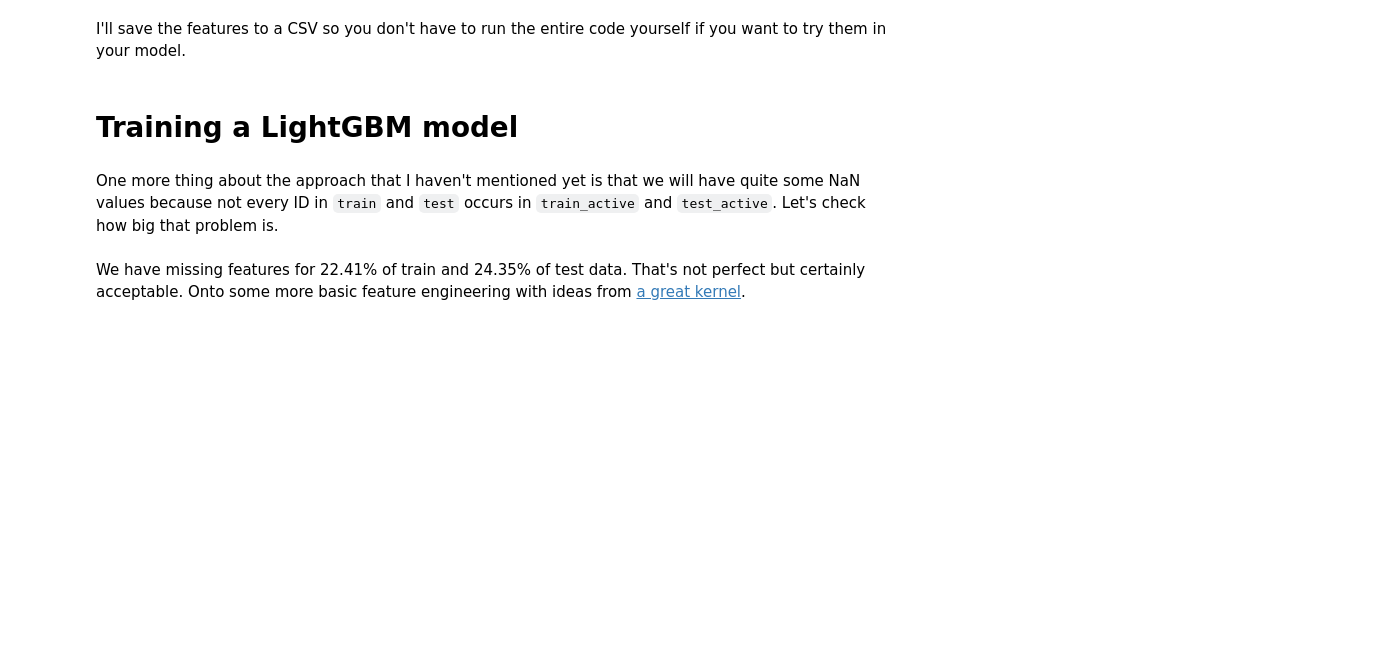
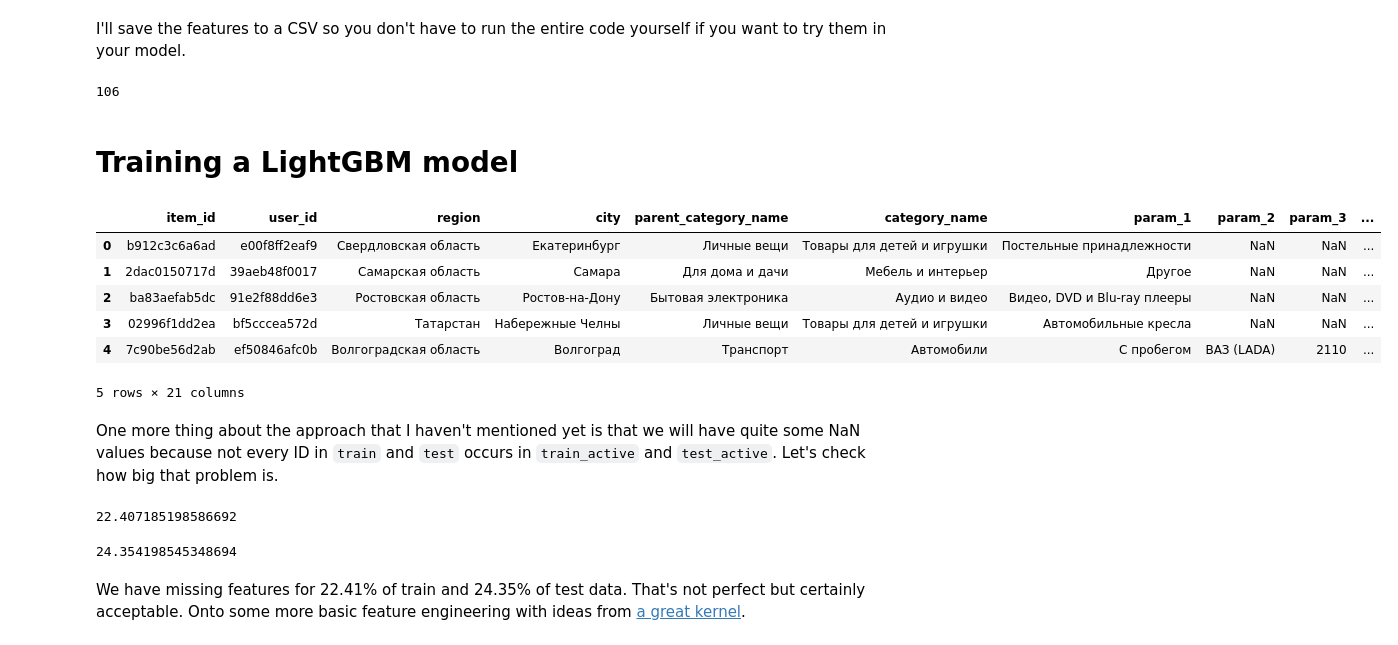
Before and after one commit to jungi21cc/avito_demand, a Jupyter notebook: 02kernel/aggregate_feature.ipynb, the cells around one changed output. Drawn from its saved outputs; the diff is of its cells as text; code cells hidden in the pictures; blank space fills up the shorter version.

```diff
--- a/02kernel/aggregate_feature.ipynb
+++ b/02kernel/aggregate_feature.ipynb
@@ -37,8 +37,8 @@ train_active = pd.read_csv('../train_active.csv', usecols=used_cols)
 test = pd.read_csv('../test.csv', usecols=used_cols)
 test_active = pd.read_csv('../test_active.csv', usecols=used_cols)
 
-# train_periods = pd.read_csv('../periods_train.csv', parse_dates=['date_from', 'date_to'])
-# test_periods = pd.read_csv('../periods_test.csv', parse_dates=['date_from', 'date_to'])
+train_periods = pd.read_csv('../periods_train.csv', parse_dates=['date_from', 'date_to'])
+test_periods = pd.read_csv('../periods_test.csv', parse_dates=['date_from', 'date_to'])
 
 train.head()
 # %% [output]
@@ -185,27 +225,41 @@ del train
 del test
 
 gc.collect()
+# %% [output]
+106
 # %% [markdown]
 # Training a LightGBM model
 # %%
-train = pd.read_csv('../input/train.csv')
-test = pd.read_csv('../input/test.csv')
+train = pd.read_csv('../train.csv')
+test = pd.read_csv('../test.csv')
 
 train = train.merge(gp, on='user_id', how='left')
 test = test.merge(gp, on='user_id', how='left')
 
 agg_cols = list(gp.columns)[1:]
 
 del gp
 gc.collect()
 
 train.head()
+# %% [output]
+|  | item_id | user_id | region | city | parent_category_name | category_name | param_1 | param_2 | param_3 | ... |
+| 0 | b912c3c6a6ad | e00f8ff2eaf9 | Свердловская область | Екатеринбург | Личные вещи | Товары для детей и игрушки | Постельные принадлежности | NaN | NaN | ... |
+| 1 | 2dac0150717d | 39aeb48f0017 | Самарская область | Самара | Для дома и дачи | Мебель и интерьер | Другое | NaN | NaN | ... |
+| 2 | ba83aefab5dc | 91e2f88dd6e3 | Ростовская область | Ростов-на-Дону | Бытовая электроника | Аудио и видео | Видео, DVD и Blu-ray плееры | NaN | NaN | ... |
+| 3 | 02996f1dd2ea | bf5cccea572d | Татарстан | Набережные Челны | Личные вещи | Товары для детей и игрушки | Автомобильные кресла | NaN | NaN | ... |
+| 4 | 7c90be56d2ab | ef50846afc0b | Волгоградская область | Волгоград | Транспорт | Автомобили | С пробегом | ВАЗ (LADA) | 2110 | ... |
+5 rows × 21 columns
 # %% [markdown]
 One more thing about the approach that I haven't mentioned yet is that we will have quite some NaN values because not every ID in `train` and `test` occurs in `train_active` and `test_active`. Let's check how big that problem is.
 # %%
 train[agg_cols].isna().any(axis=1).sum() / len(train) * 100
+# %% [output]
+22.407185198586692
 # %%
 test[agg_cols].isna().any(axis=1).sum() / len(test) * 100
+# %% [output]
+24.354198545348694
 # %% [markdown]
 We have missing features for 22.41% of train and 24.35% of test data. That's not perfect but certainly acceptable. Onto some more basic feature engineering with ideas from [a great kernel](https://www.kaggle.com/tunguz/bow-meta-text-and-dense-features-lb-0-2241?scriptVersionId=3603709).
 # %%
```
Also changed, not shown: parts of 19 cells of this notebook.
